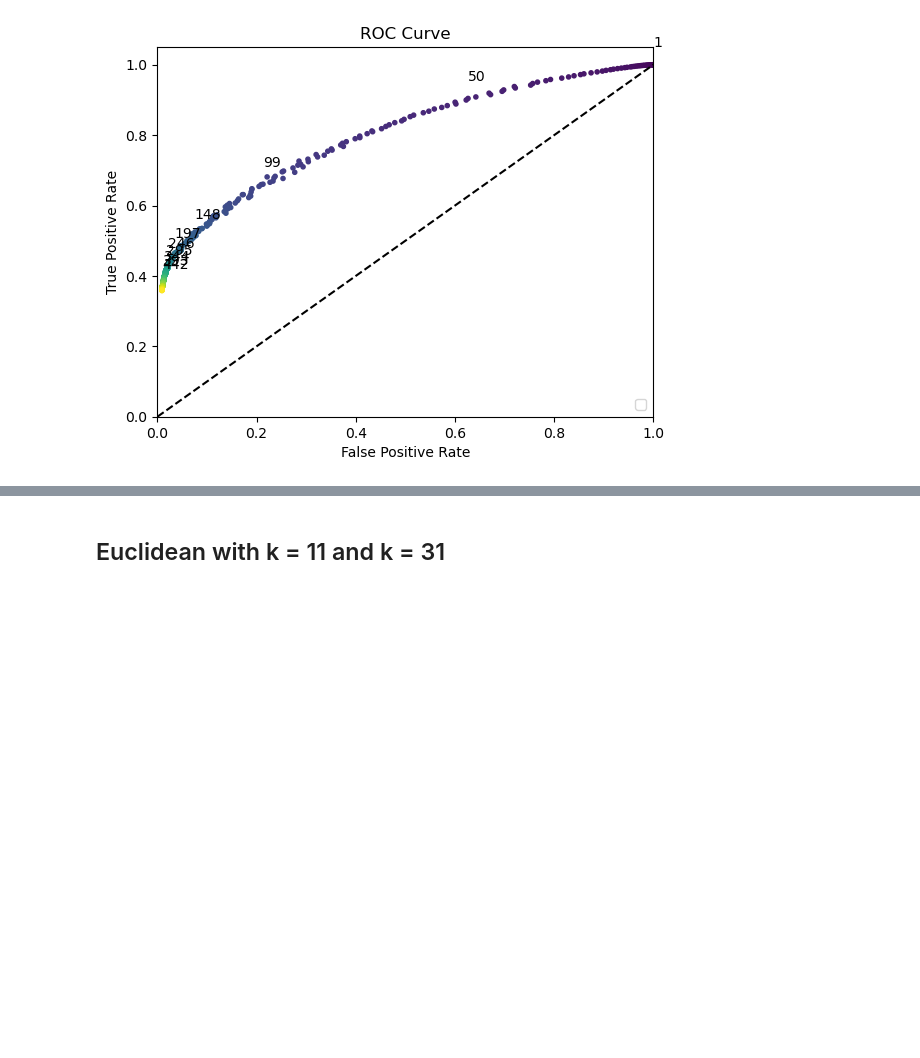
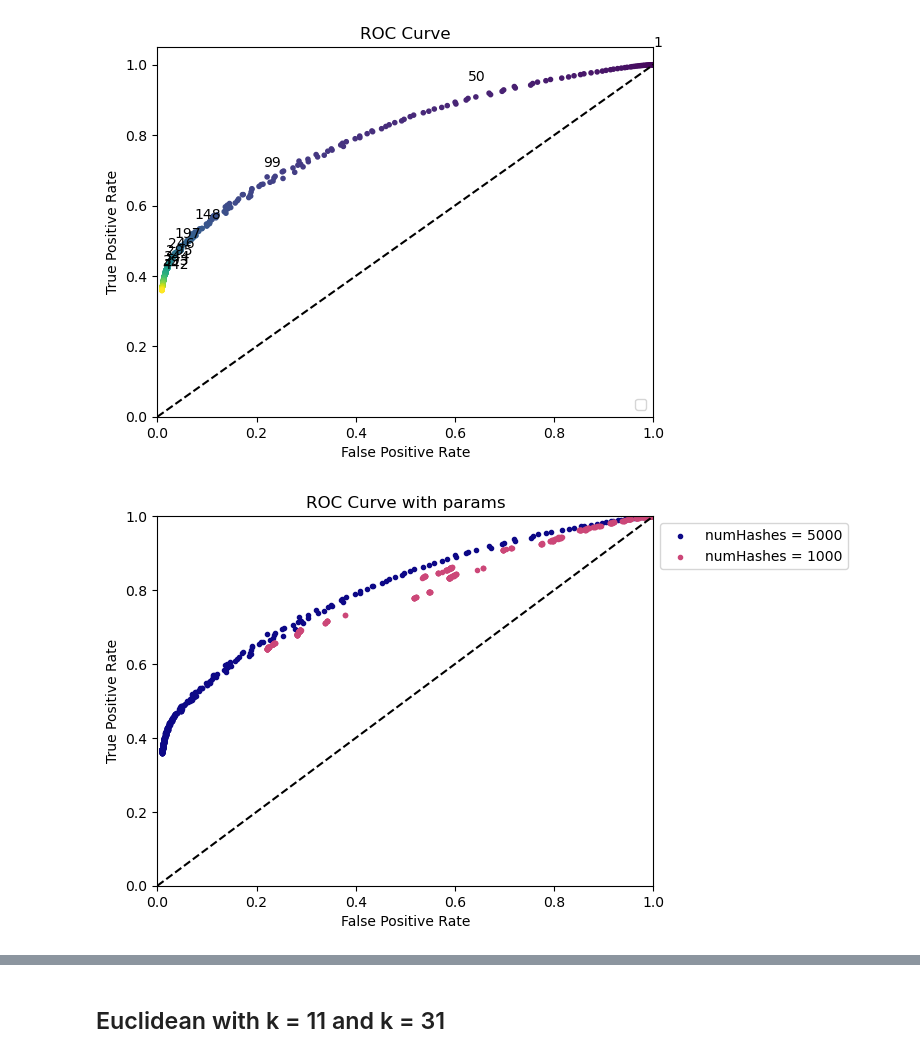
Before and after one commit to WillardFord/sv_merge, a Jupyter notebook: scripts/readFiltering/analysis/testBinning.ipynb, the cells around one changed output, grey strips where cells are left out. Saved outputs shown, nothing was run; the diff lists cells and outputs as text; code cells hidden in the pictures; blank space fills up the shorter version.

```diff
--- a/scripts/readFiltering/analysis/testBinning.ipynb
+++ b/scripts/readFiltering/analysis/testBinning.ipynb
@@ -615,7 +617,7 @@ def readFastq(fastqFile:str):
 """
 Iterate over all band sizes for a single region. Called in parallel over every region at once.
 """
-def test_bands(signature_matrix_directory, file, band_sizes, include_length = False, include_hash = False):
+def test_bands(signature_matrix_directory, file, band_sizes, include_length = False, include_hash = False, save_adjacency = False):
 
     signature_matrix = np.load(os.path.join(signature_matrix_directory, file))
     labels = signature_matrix[0,:].astype('int8')
@@ -631,16 +633,25 @@ def test_bands(signature_matrix_directory, file, band_sizes, include_length = Fa
         seqs = None
         lengths = None
 
+    adjacency_output_file = ""
+    if save_adjacency:
+        adjacency_dir = "../../../output/adjacency_matrices"
+        params_dir = os.path.basename(signature_matrix_directory+f"_band_size={list(band_sizes)[0]}")
+        adjacency_output_dir = os.path.join(adjacency_dir, params_dir)
+        os.makedirs(adjacency_output_dir, exist_ok = True)
+        adjacency_output_file = os.path.join(adjacency_output_dir,file)
+
     counts = np.zeros((4, len(band_sizes)), dtype = int)
-    for band_size in band_sizes:
-        counts[:,band_size-1] = tprSignatureMatrix(
+    for i, band_size in enumerate(band_sizes):
+        counts[:,i] = tprSignatureMatrix(
             signature_matrix,
             band_size,
             labels,
             include_length = include_length,
             include_hash = include_hash,
             seqs = seqs,
-            lengths = lengths
+            lengths = lengths,
+            save_adjacency = save_adjacency, adjacency_output_file = adjacency_output_file
         )
     return counts
 
@@ -650,7 +661,7 @@ Returns [test_pos, tot_pos, test_neg, tot_neg]
 """
 def tprSignatureMatrix(signature_matrix, band_length, labels,
                        include_length = False, include_hash = False,
-                       seqs = None, lengths = 0):
+                       seqs = None, lengths = 0, save_adjacency = False, adjacency_output_file = ""):
 
     def comparator_length(include_length, a_len, b_len):
         # Absolute Threshold
@@ -691,6 +702,9 @@ def tprSignatureMatrix(signature_matrix, band_length, labels,
         for bucket in buckets.values():
             adjacencyMatrix = connectBucket(bucket, adjacencyMatrix)
 
+    if save_adjacency:
+        np.save(adjacency_output_file, adjacencyMatrix)
+
     return tpr_fpr(len(labels), firstOcc, adjacencyMatrix)
 
 """
@@ -715,7 +729,8 @@ Callable function to parallelize banding step
 """
 def parallel_regions(signature_matrix_directory, band_sizes = range(1, 500), verbose = 0,
                      non_repetitive = False, repetitive = False,
-                     include_hash = False, include_length = False):
+                     include_hash = False, include_length = False,
+                     save_adjacency = False):
     # Get correct numpy file set
     if repetitive or non_repetitive:
         def bed_to_npy(bed):
@@ -735,13 +750,14 @@ def parallel_regions(signature_matrix_directory, band_sizes = range(1, 500), ver
                  numpy_files,
                  repeat(band_sizes),
                  repeat(include_length),
-                 repeat(include_hash)
+                 repeat(include_hash),
+                 repeat(save_adjacency)
     )
     num_cores = multiprocessing.cpu_count()
 
     print("Running Parallel Step")
     start = time.time()
-    outputs = Parallel(n_jobs=num_cores, verbose=verbose)(delayed(test_bands)(i, j, k, l, m) for i, j, k, l, m  in inputs)
+    outputs = Parallel(n_jobs=num_cores, verbose=verbose)(delayed(test_bands)(i, j, k, l, m, n) for i, j, k, l, m, n  in inputs)
     print("Total time\t:", time.time() - start)
 
     counts = outputs[0]
@@ -1063,5 +1075,5 @@ plotROCwithParams((sketch_k31_df, sketch_df, sketch_k11_df),
 ## Euclidean Distance
 # %%
 euclidean_signature_matrix_directory = "../../../output/signatureMtxs_20bp/euclidean/1000,21,16,1"
-euclidean_counts = parallel_regions(euclidean_signature_matrix_directory)
+euclidean_df = get_counts_df(euclidean_signature_matrix_directory)
 # %% [output]
@@ -1070,5 +1082,4 @@ Total time      : 333.34557723999023
 # %%
-euclidean_df = numpy_counts_to_pandas(euclidean_counts)
 plotROC(euclidean_df, "Euclidean Distance")
 # %% [output]
 No artists with labels found to put in legend.  Note that artists whose label start with an underscore are ignored when legend() is called with no argument.
@@ -1157,0 +1143,2 @@ Total time      : 756.1360130310059
+# %%
+euclidean_big_hash_df = get_counts_df("../../../output/signatureMtxs_20bp/euclidean/5000,21,1,1", )
@@ -1160,3 +1150,10 @@ plotROC(euclidean_big_hash_df)
 # %% [output]
 No artists with labels found to put in legend.  Note that artists whose label start with an underscore are ignored when legend() is called with no argument.
 [figure]
+# %%
+plotROCwithParams(
+    (euclidean_big_hash_df, euclidean_df),
+    ("numHashes = 5000", "numHashes = 1000"),
+)
+# %% [output]
+[figure, added]
```
Also changed, not shown: parts of 64 cells of this notebook, 3 other files.
